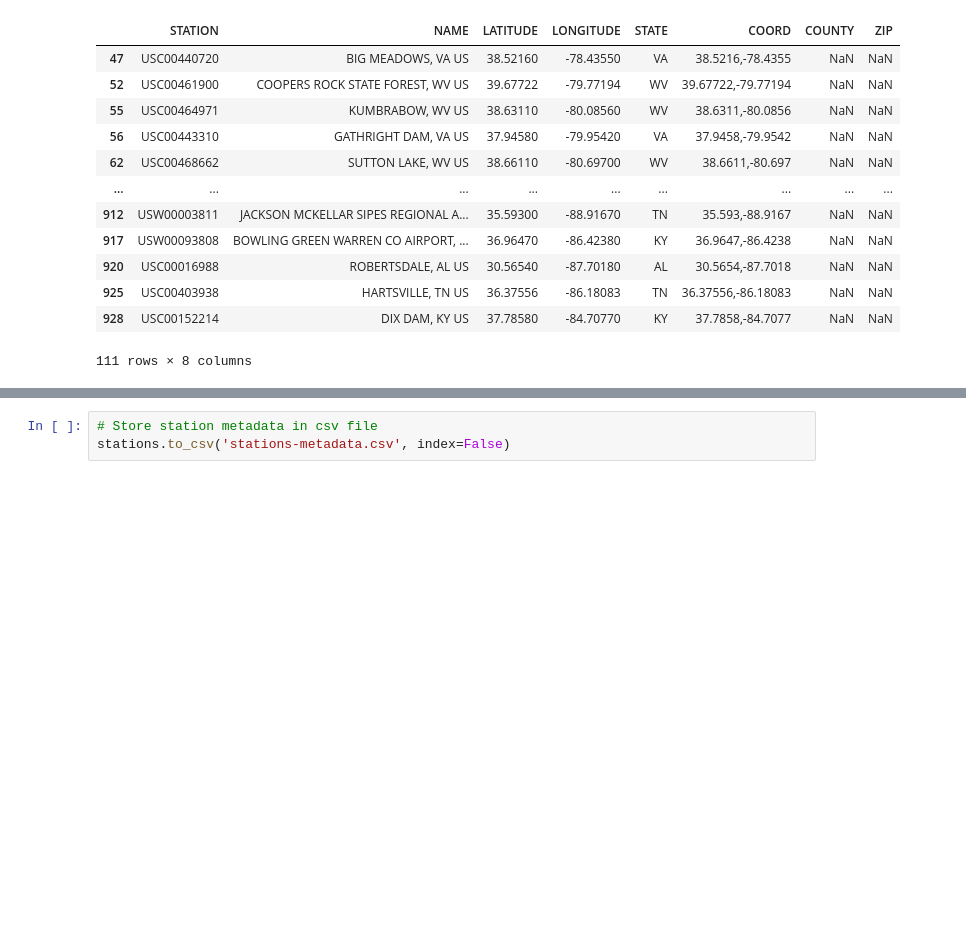
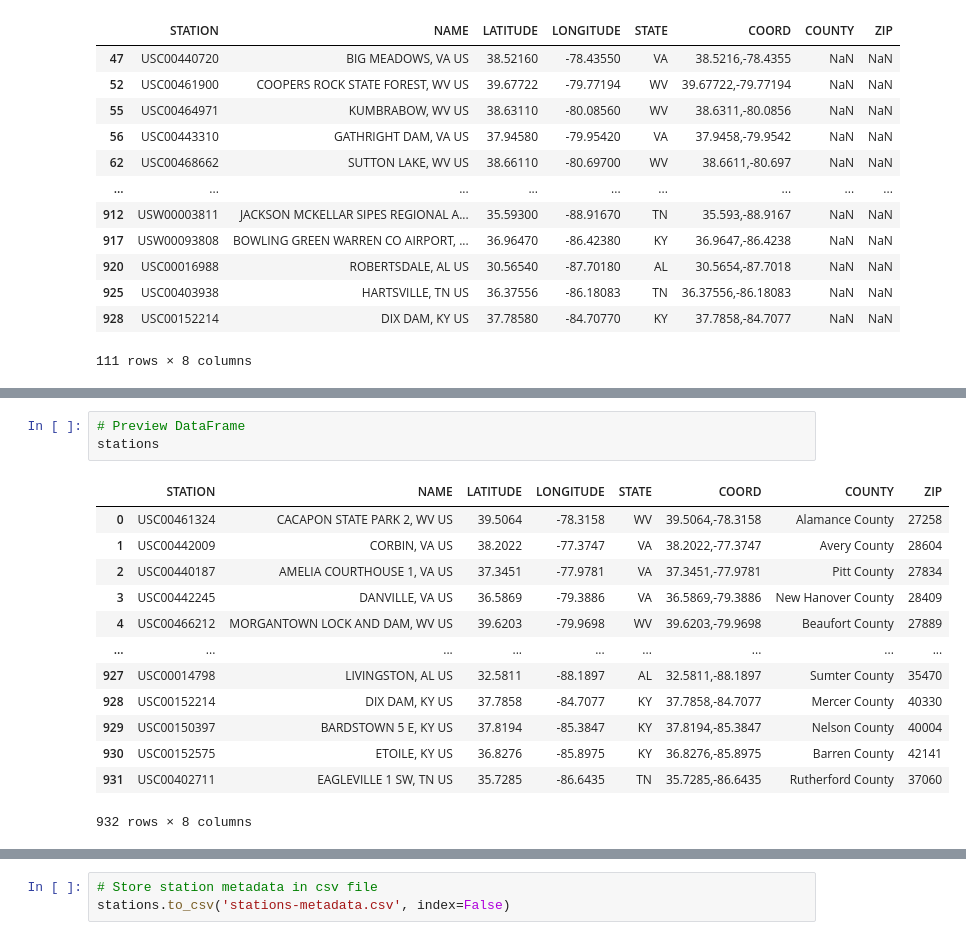
Before and after one commit to rebekahcallkacz/interactive-daily-normals, a Jupyter notebook: data_cleaning.ipynb, the cells around one changed output, grey strips where cells are left out. Drawn from its saved outputs; the diff is of its cells as text; blank space fills up the shorter version.

```diff
--- a/data_cleaning.ipynb
+++ b/data_cleaning.ipynb
@@ -379,0 +413,17 @@ found_stations
+# %%
+# Preview DataFrame
+stations
+# %% [output]
+|  | STATION | NAME | LATITUDE | LONGITUDE | STATE | COORD | COUNTY | ZIP |
+| 0 | USC00461324 | CACAPON STATE PARK 2, WV US | 39.5064 | -78.3158 | WV | 39.5064,-78.3158 | Alamance County | 27258 |
+| 1 | USC00442009 | CORBIN, VA US | 38.2022 | -77.3747 | VA | 38.2022,-77.3747 | Avery County | 28604 |
+| 2 | USC00440187 | AMELIA COURTHOUSE 1, VA US | 37.3451 | -77.9781 | VA | 37.3451,-77.9781 | Pitt County | 27834 |
+| 3 | USC00442245 | DANVILLE, VA US | 36.5869 | -79.3886 | VA | 36.5869,-79.3886 | New Hanover County | 28409 |
+| 4 | USC00466212 | MORGANTOWN LOCK AND DAM, WV US | 39.6203 | -79.9698 | WV | 39.6203,-79.9698 | Beaufort County | 27889 |
+| ... | ... | ... | ... | ... | ... | ... | ... | ... |
+| 927 | USC00014798 | LIVINGSTON, AL US | 32.5811 | -88.1897 | AL | 32.5811,-88.1897 | Sumter County | 35470 |
+| 928 | USC00152214 | DIX DAM, KY US | 37.7858 | -84.7077 | KY | 37.7858,-84.7077 | Mercer County | 40330 |
+| 929 | USC00150397 | BARDSTOWN 5 E, KY US | 37.8194 | -85.3847 | KY | 37.8194,-85.3847 | Nelson County | 40004 |
+| 930 | USC00152575 | ETOILE, KY US | 36.8276 | -85.8975 | KY | 36.8276,-85.8975 | Barren County | 42141 |
+| 931 | USC00402711 | EAGLEVILLE 1 SW, TN US | 35.7285 | -86.6435 | TN | 35.7285,-86.6435 | Rutherford County | 37060 |
+932 rows × 8 columns
```
Also changed, not shown: parts of 11 cells of this notebook, 2 other files.
